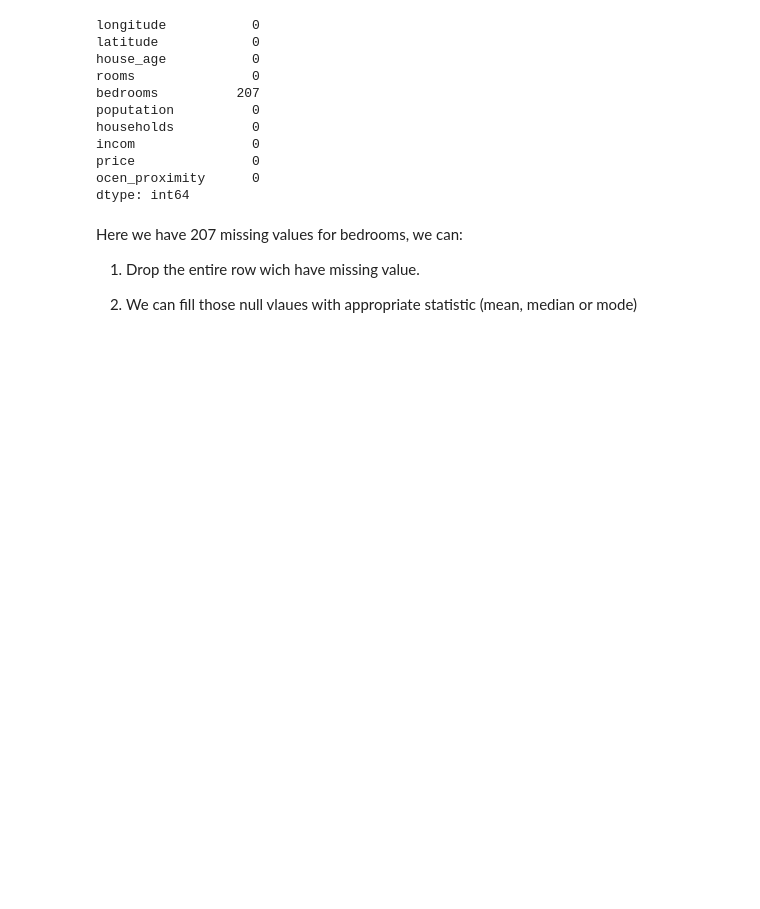
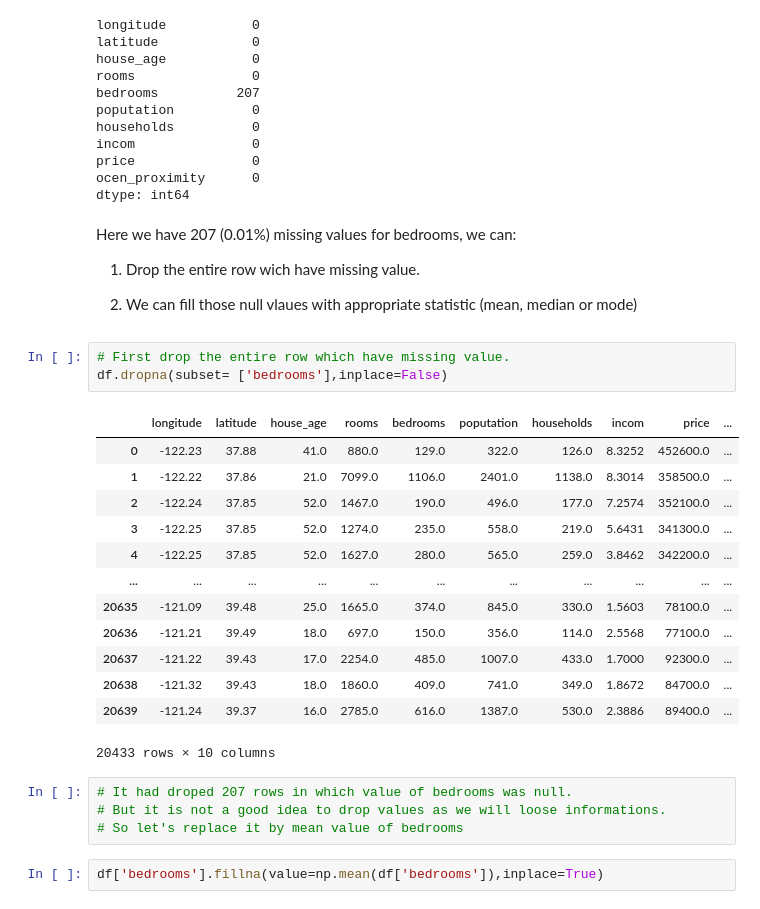
Before and after one commit to mirchandani-mohnish/price_predictor, a Jupyter notebook: Purv_House_Price_Prediction.ipynb, the cells around one changed output. Drawn from its saved outputs; the diff is of its cells as text; blank space fills up the shorter version.

```diff
--- a/Purv_House_Price_Prediction.ipynb
+++ b/Purv_House_Price_Prediction.ipynb
@@ -106,7 +119,30 @@ price               0
 ocen_proximity      0
 dtype: int64
 # %% [markdown]
-Here we have 207 missing values for bedrooms, we can:
+Here we have 207 (0.01%) missing values for bedrooms, we can:
 1. Drop the entire row wich have missing value.
 
 2. We can fill those null vlaues with appropriate statistic (mean, median or mode)
+# %%
+# First drop the entire row which have missing value.
+df.dropna(subset= ['bedrooms'],inplace=False)
+# %% [output]
+|  | longitude | latitude | house_age | rooms | bedrooms | poputation | households | incom | price | ... |
+| 0 | -122.23 | 37.88 | 41.0 | 880.0 | 129.0 | 322.0 | 126.0 | 8.3252 | 452600.0 | ... |
+| 1 | -122.22 | 37.86 | 21.0 | 7099.0 | 1106.0 | 2401.0 | 1138.0 | 8.3014 | 358500.0 | ... |
+| 2 | -122.24 | 37.85 | 52.0 | 1467.0 | 190.0 | 496.0 | 177.0 | 7.2574 | 352100.0 | ... |
+| 3 | -122.25 | 37.85 | 52.0 | 1274.0 | 235.0 | 558.0 | 219.0 | 5.6431 | 341300.0 | ... |
+| 4 | -122.25 | 37.85 | 52.0 | 1627.0 | 280.0 | 565.0 | 259.0 | 3.8462 | 342200.0 | ... |
+| ... | ... | ... | ... | ... | ... | ... | ... | ... | ... | ... |
+| 20635 | -121.09 | 39.48 | 25.0 | 1665.0 | 374.0 | 845.0 | 330.0 | 1.5603 | 78100.0 | ... |
+| 20636 | -121.21 | 39.49 | 18.0 | 697.0 | 150.0 | 356.0 | 114.0 | 2.5568 | 77100.0 | ... |
+| 20637 | -121.22 | 39.43 | 17.0 | 2254.0 | 485.0 | 1007.0 | 433.0 | 1.7000 | 92300.0 | ... |
+| 20638 | -121.32 | 39.43 | 18.0 | 1860.0 | 409.0 | 741.0 | 349.0 | 1.8672 | 84700.0 | ... |
+| 20639 | -121.24 | 39.37 | 16.0 | 2785.0 | 616.0 | 1387.0 | 530.0 | 2.3886 | 89400.0 | ... |
+20433 rows × 10 columns
+# %%
+# It had droped 207 rows in which value of bedrooms was null.
+# But it is not a good idea to drop values as we will loose informations.
+# So let's replace it by mean value of bedrooms
+# %%
+df['bedrooms'].fillna(value=np.mean(df['bedrooms']),inplace=True)
```
Also changed, not shown: parts of 16 cells of this notebook.
